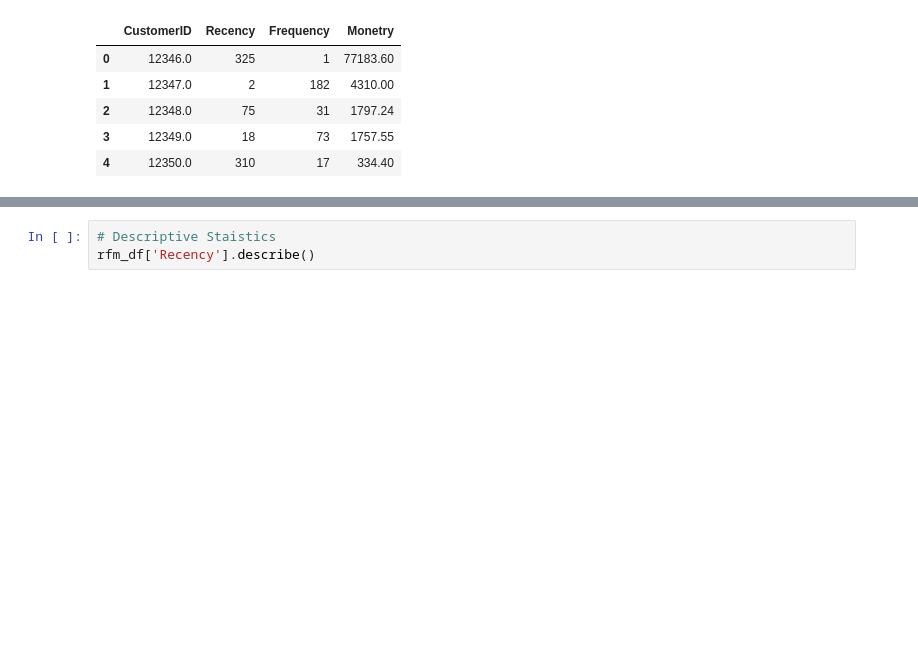
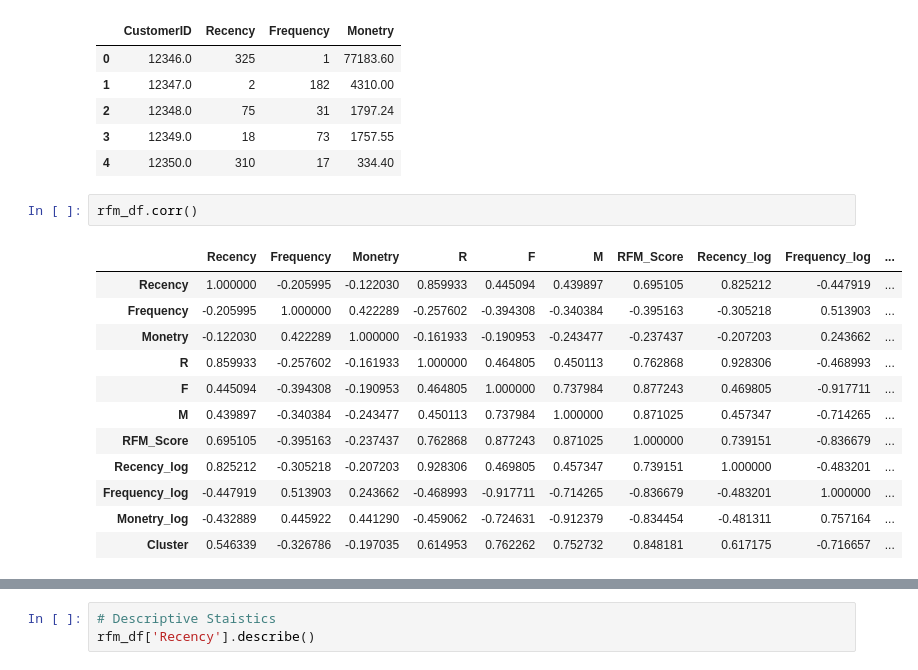
Before and after one commit to sumitgaikwad8877/Online_retail_customer_segmentation, a Jupyter notebook: Online_retail_customer_segmentation.ipynb, the cells around one changed output, grey strips where cells are left out. Drawn from its saved outputs; the diff is of its cells as text; blank space fills up the shorter version.

```diff
--- a/Online_retail_customer_segmentation.ipynb
+++ b/Online_retail_customer_segmentation.ipynb
@@ -795,3 +795,18 @@ rfm_df.reset_index().head()
 | 2 | 12348.0 | 75 | 31 | 1797.24 |
 | 3 | 12349.0 | 18 | 73 | 1757.55 |
 | 4 | 12350.0 | 310 | 17 | 334.40 |
+# %%
+rfm_df.corr()
+# %% [output]
+|  | Recency | Frequency | Monetry | R | F | M | RFM_Score | Recency_log | Frequency_log | ... |
+| Recency | 1.000000 | -0.205995 | -0.122030 | 0.859933 | 0.445094 | 0.439897 | 0.695105 | 0.825212 | -0.447919 | ... |
+| Frequency | -0.205995 | 1.000000 | 0.422289 | -0.257602 | -0.394308 | -0.340384 | -0.395163 | -0.305218 | 0.513903 | ... |
+| Monetry | -0.122030 | 0.422289 | 1.000000 | -0.161933 | -0.190953 | -0.243477 | -0.237437 | -0.207203 | 0.243662 | ... |
+| R | 0.859933 | -0.257602 | -0.161933 | 1.000000 | 0.464805 | 0.450113 | 0.762868 | 0.928306 | -0.468993 | ... |
+| F | 0.445094 | -0.394308 | -0.190953 | 0.464805 | 1.000000 | 0.737984 | 0.877243 | 0.469805 | -0.917711 | ... |
+| M | 0.439897 | -0.340384 | -0.243477 | 0.450113 | 0.737984 | 1.000000 | 0.871025 | 0.457347 | -0.714265 | ... |
+| RFM_Score | 0.695105 | -0.395163 | -0.237437 | 0.762868 | 0.877243 | 0.871025 | 1.000000 | 0.739151 | -0.836679 | ... |
+| Recency_log | 0.825212 | -0.305218 | -0.207203 | 0.928306 | 0.469805 | 0.457347 | 0.739151 | 1.000000 | -0.483201 | ... |
+| Frequency_log | -0.447919 | 0.513903 | 0.243662 | -0.468993 | -0.917711 | -0.714265 | -0.836679 | -0.483201 | 1.000000 | ... |
+| Monetry_log | -0.432889 | 0.445922 | 0.441290 | -0.459062 | -0.724631 | -0.912379 | -0.834454 | -0.481311 | 0.757164 | ... |
+| Cluster | 0.546339 | -0.326786 | -0.197035 | 0.614953 | 0.762262 | 0.752732 | 0.848181 | 0.617175 | -0.716657 | ... |
```
Also changed, not shown: parts of 4 cells of this notebook.
